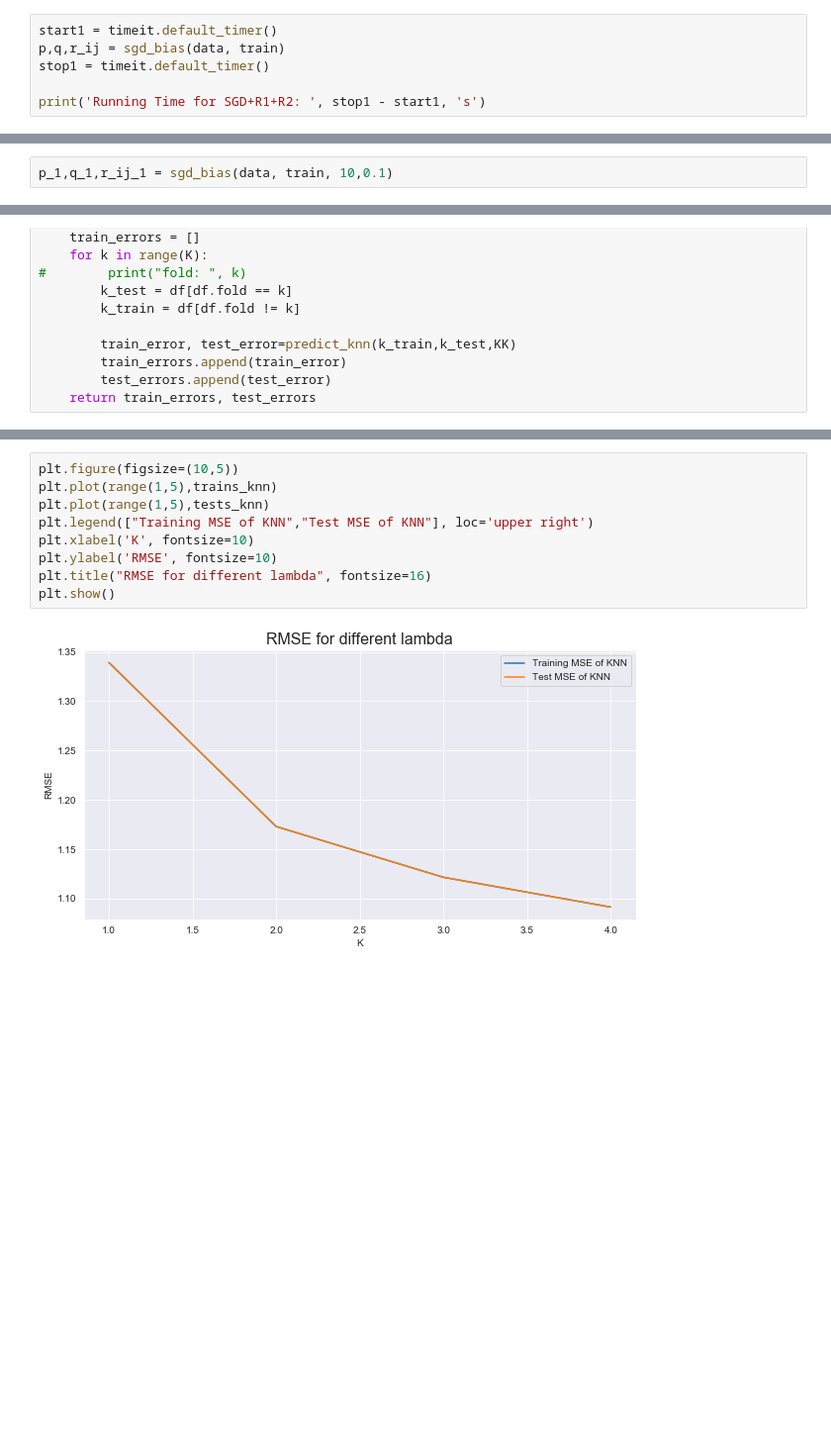
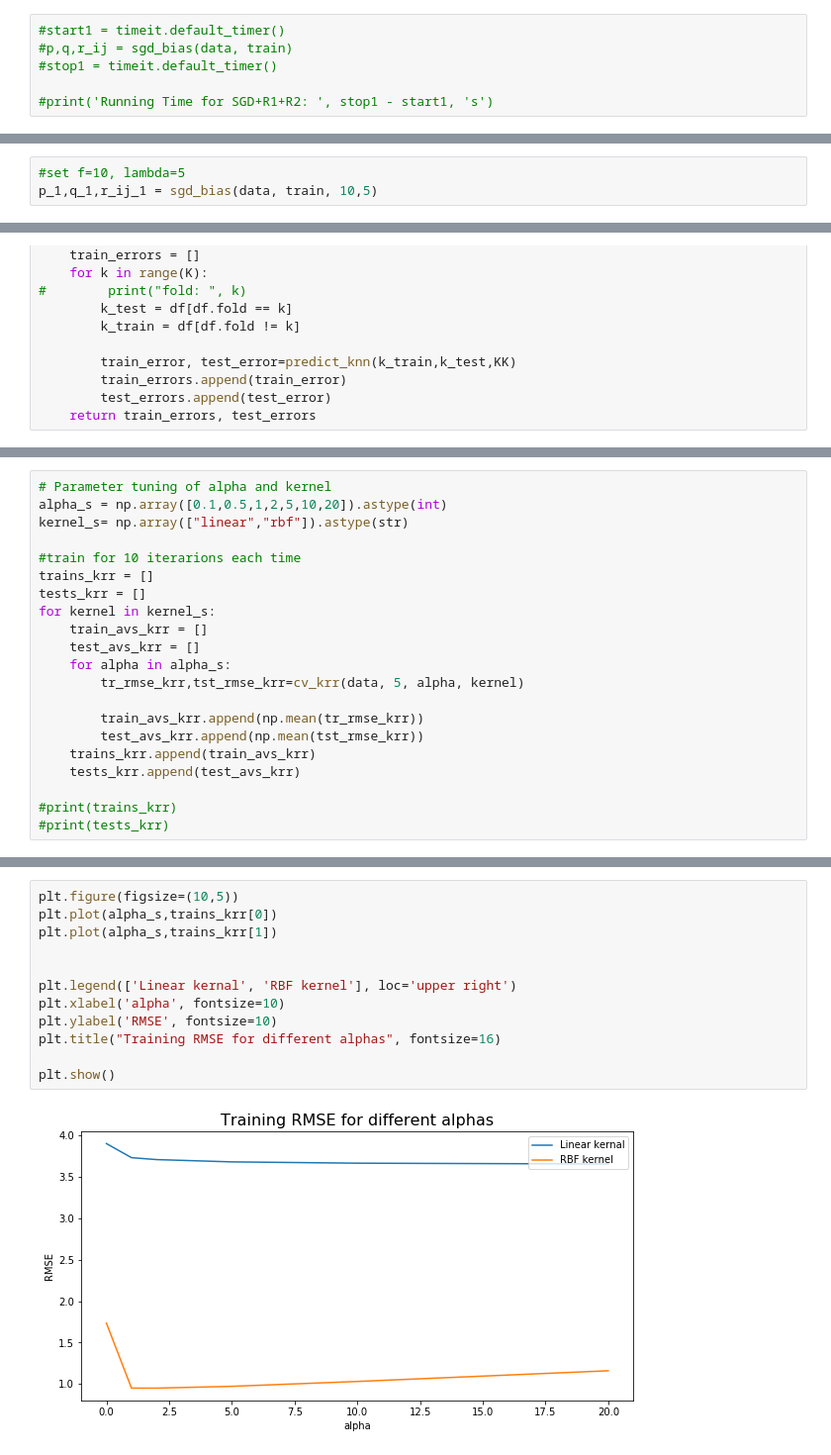
Before and after one commit to TZstatsADS/Spring2020-Project4-group11, a Jupyter notebook: doc/main.ipynb, the cells around one changed output, grey strips where cells are left out. Shown at 99% size. Saved outputs shown, nothing was run; the diff lists cells and outputs as text; blank space fills up the shorter version.

```diff
--- a/doc/main.ipynb
+++ b/doc/main.ipynb
@@ -99,8 +101,8 @@ def sgd_bias(data, train, f = 10, lam = 0.3, lrate = 0.01, epoch = 10, stopping_
     r_ij = (r_ij.T + item_bias).T
     return p,q, r_ij
 # %%
-start1 = timeit.default_timer()
-p,q,r_ij = sgd_bias(data, train)
-stop1 = timeit.default_timer()
+#start1 = timeit.default_timer()
+#p,q,r_ij = sgd_bias(data, train)
+#stop1 = timeit.default_timer()
 
-print('Running Time for SGD+R1+R2: ', stop1 - start1, 's')
+#print('Running Time for SGD+R1+R2: ', stop1 - start1, 's')
@@ -279,5 +283,6 @@ def knn(p,q,r_ij, k=1,test_point=None):
 # %%
-p_1,q_1,r_ij_1 = sgd_bias(data, train, 10,0.1)
+#set f=10, lambda=5
+p_1,q_1,r_ij_1 = sgd_bias(data, train, 10,5)
 # %%
   def predict_knn(train_data, test_data,kk):
 
@@ -333,0 +442,21 @@ print(tests_knn)
+# %%
+# Parameter tuning of alpha and kernel
+alpha_s = np.array([0.1,0.5,1,2,5,10,20]).astype(int)
+kernel_s= np.array(["linear","rbf"]).astype(str)
+
+#train for 10 iterarions each time
+trains_krr = []
+tests_krr = []
+for kernel in kernel_s:
+    train_avs_krr = []
+    test_avs_krr = []
+    for alpha in alpha_s:
+        tr_rmse_krr,tst_rmse_krr=cv_krr(data, 5, alpha, kernel)
+
+        train_avs_krr.append(np.mean(tr_rmse_krr))
+        test_avs_krr.append(np.mean(tst_rmse_krr))
+    trains_krr.append(train_avs_krr)
+    tests_krr.append(test_avs_krr)
+
+#print(trains_krr)
+#print(tests_krr)
@@ -334,11 +474,14 @@ print(tests_knn)
 # %%
 plt.figure(figsize=(10,5))
-plt.plot(range(1,5),trains_knn)
-plt.plot(range(1,5),tests_knn)
-plt.legend(["Training MSE of KNN","Test MSE of KNN"], loc='upper right')
-plt.xlabel('K', fontsize=10)
+plt.plot(alpha_s,trains_krr[0])
+plt.plot(alpha_s,trains_krr[1])
+
+
+plt.legend(['Linear kernal', 'RBF kernel'], loc='upper right')
+plt.xlabel('alpha', fontsize=10)
 plt.ylabel('RMSE', fontsize=10)
-plt.title("RMSE for different lambda", fontsize=16)
+plt.title("Training RMSE for different alphas", fontsize=16)
+
 plt.show()
 # %% [output]
-[figure, old version]
+[figure, new version]
```
Also changed, not shown: parts of 45 cells of this notebook, 4 other files.
